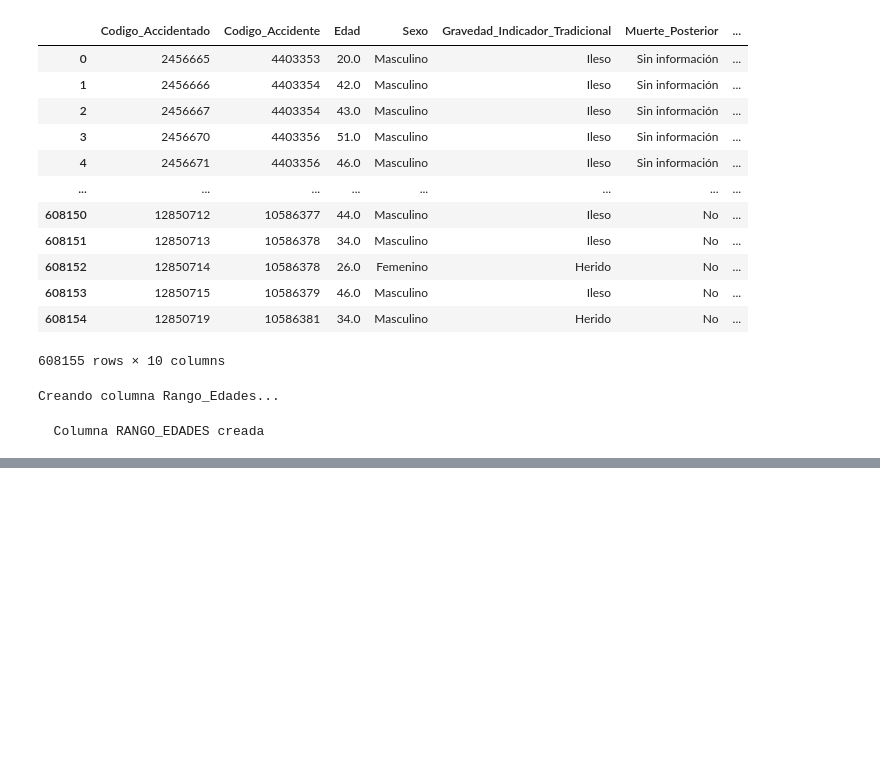
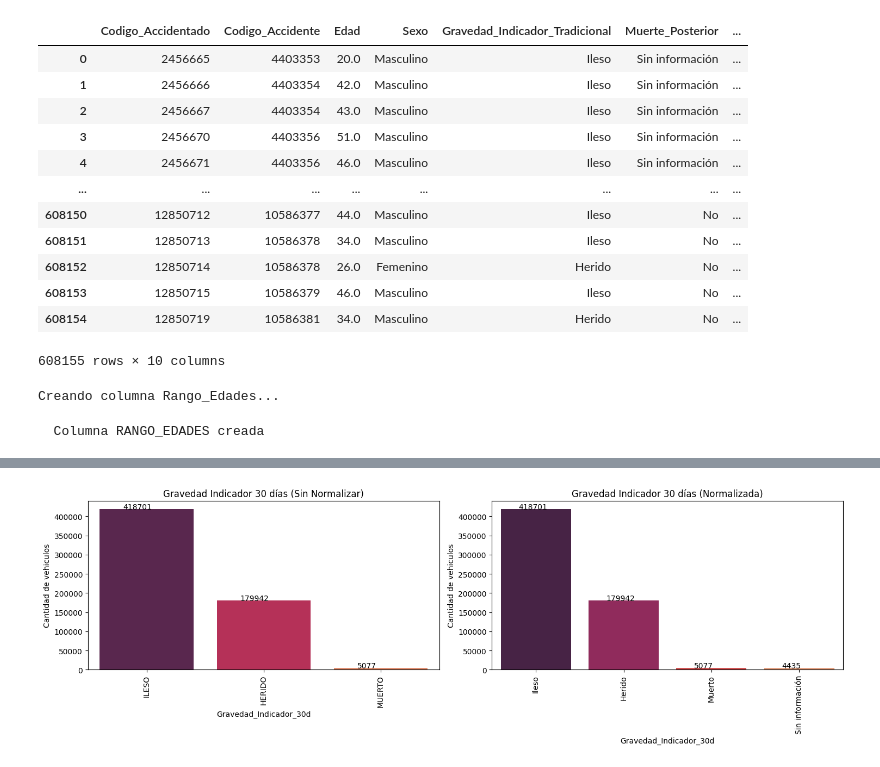
Before and after one commit to ElfenCamii/traffic-accidents-bogota_project_bootcamp, a Jupyter notebook: notebooks/04_normalizacion_unificacion_datos.ipynb, the cells around one changed output, grey strips where cells are left out. Cells and saved outputs as stored; diff of their text form; code cells hidden in the pictures; blank space fills up the shorter version.

```diff
--- a/notebooks/04_normalizacion_unificacion_datos.ipynb
+++ b/notebooks/04_normalizacion_unificacion_datos.ipynb
@@ -464,0 +485,23 @@ Contenido: Vehiculos, Actor_Vial (ambas normalizados)
+# %%
+fig, (ax1, ax2) = plt.subplots(1, 2, figsize=(15, 5))
+
+# Primer subplot
+sns.countplot(x='Gravedad_Indicador_30d', data=df_actor_vial, hue='Gravedad_Indicador_30d', palette='rocket', ax=ax1, legend=False)
+ax1.set_title('Gravedad Indicador 30 días (Sin Normalizar)')
+ax1.set_ylabel('Cantidad de vehiculos')
+ax1.tick_params(axis='x', rotation=90)
+for p in ax1.patches:
+    ax1.annotate(int(p.get_height()), (p.get_x() + (p.get_width()/4), p.get_height()+2))
+
+# Segundo subplot
+sns.countplot(x='Gravedad_Indicador_30d', data=df_actor_vial_limpio, hue='Gravedad_Indicador_30d', palette='rocket', ax=ax2, legend=False)
+ax2.set_title('Gravedad Indicador 30 días (Normalizada)')
+ax2.set_ylabel('Cantidad de vehiculos')
+ax2.tick_params(axis='x', rotation=90)
+for p in ax2.patches:
+    ax2.annotate(int(p.get_height()), (p.get_x() + (p.get_width()/4), p.get_height()+2))
+
+plt.tight_layout()
+plt.show()
+# %% [output]
+[figure, added]
```
Also changed, not shown: parts of 3 cells of this notebook, 1 other file.
